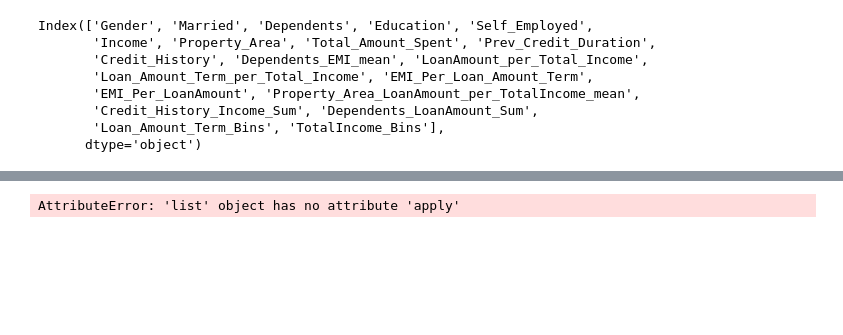
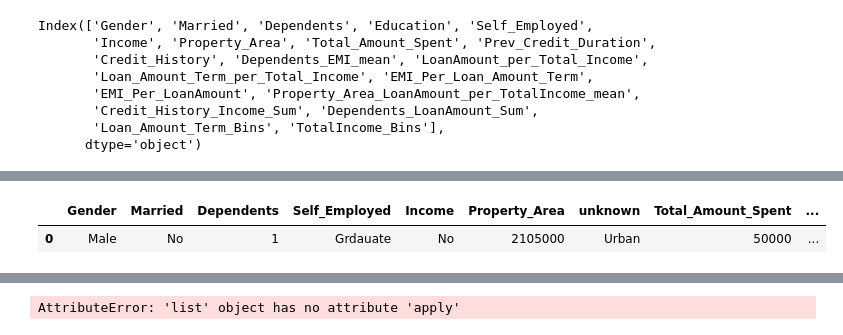
Before and after one commit to d1m3j1/project_template_stutern1.1, a Jupyter notebook: notebook/explore_data.ipynb, the cells around one changed output, grey strips where cells are left out. Cells and saved outputs as stored; diff of their text form; code cells hidden in the pictures; blank space fills up the shorter version.

```diff
--- a/notebook/explore_data.ipynb
+++ b/notebook/explore_data.ipynb
@@ -562,0 +672,5 @@ transformed_df.score(X_test, y_test)
+# %%
+pd.DataFrame({'Gender':'Male', 'Married':'No', 'Dependents':1,'Self_Employed':'Grdauate', 'Income':'No','Property_Area': 2105000,'unknown':'Urban','Total_Amount_Spent':50000,'Prev_Credit_Duration':18,'Credit_History':1}, index=range(1))
+# %% [output]
+|  | Gender | Married | Dependents | Self_Employed | Income | Property_Area | unknown | Total_Amount_Spent | ... |
+| 0 | Male | No | 1 | Grdauate | No | 2105000 | Urban | 50000 | ... |
```
Also changed, not shown: parts of 39 cells of this notebook, 1 other file.
